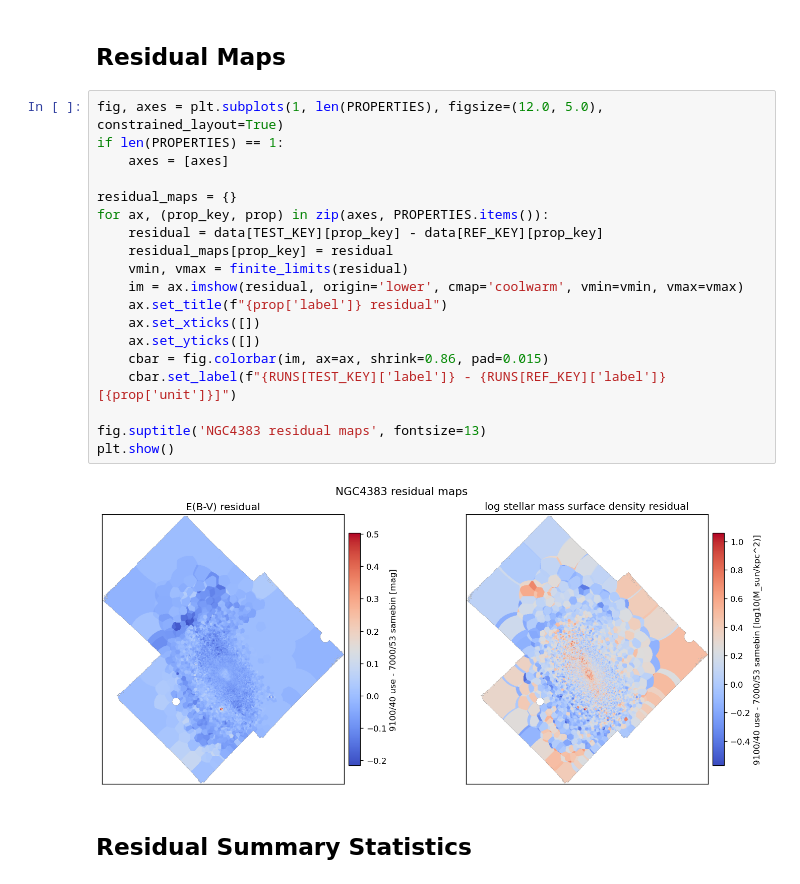
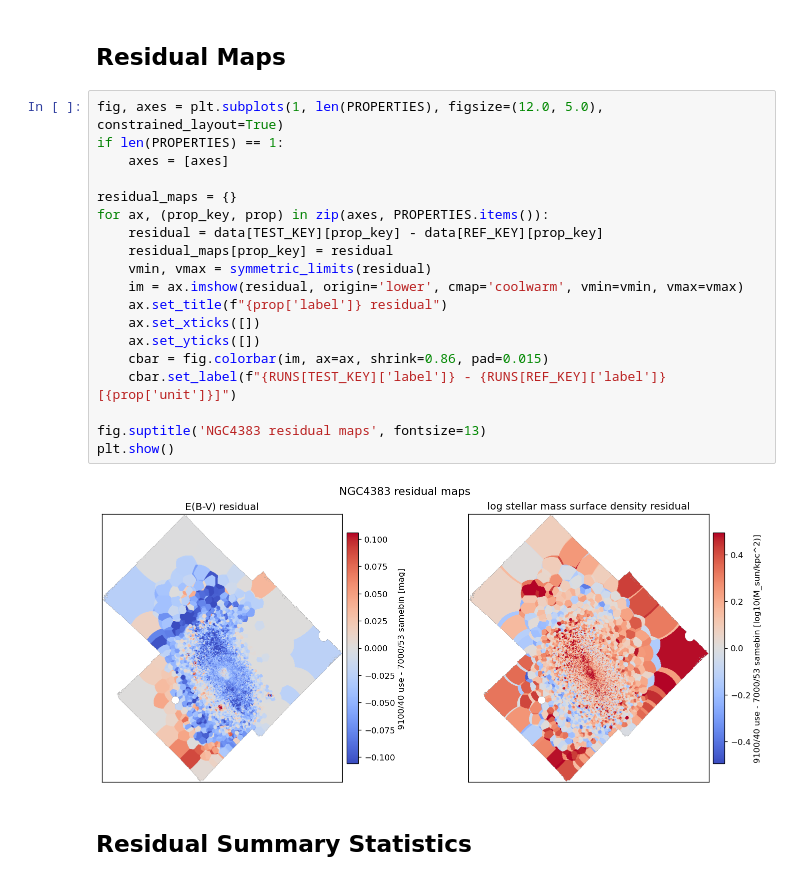
Before and after one commit to Rongjun-ANU/ICRAR-MAUVE, a Jupyter notebook: further/20260518_check_SFH_mass_NGC4383_9100_40_use_vs_7000_53_samebin.ipynb, the cells around one changed output. Cells and saved outputs as stored; diff of their text form.

```diff
--- a/further/20260518_check_SFH_mass_NGC4383_9100_40_use_vs_7000_53_samebin.ipynb
+++ b/further/20260518_check_SFH_mass_NGC4383_9100_40_use_vs_7000_53_samebin.ipynb
@@ -331,24 +331,24 @@ plt.show()
 # %%
 fig, axes = plt.subplots(1, len(PROPERTIES), figsize=(12.0, 5.0), constrained_layout=True)
 if len(PROPERTIES) == 1:
     axes = [axes]
 
 residual_maps = {}
 for ax, (prop_key, prop) in zip(axes, PROPERTIES.items()):
     residual = data[TEST_KEY][prop_key] - data[REF_KEY][prop_key]
     residual_maps[prop_key] = residual
-    vmin, vmax = finite_limits(residual)
+    vmin, vmax = symmetric_limits(residual)
     im = ax.imshow(residual, origin='lower', cmap='coolwarm', vmin=vmin, vmax=vmax)
     ax.set_title(f"{prop['label']} residual")
     ax.set_xticks([])
     ax.set_yticks([])
     cbar = fig.colorbar(im, ax=ax, shrink=0.86, pad=0.015)
     cbar.set_label(f"{RUNS[TEST_KEY]['label']} - {RUNS[REF_KEY]['label']} [{prop['unit']}]")
 
 fig.suptitle('NGC4383 residual maps', fontsize=13)
 plt.show()
 # %% [output]
-[figure, old version]
+[figure, new version]
 # %% [markdown]
 ## Residual Summary Statistics
 # %%
```
Also changed, not shown: parts of 2 cells of this notebook, 13 other files.
